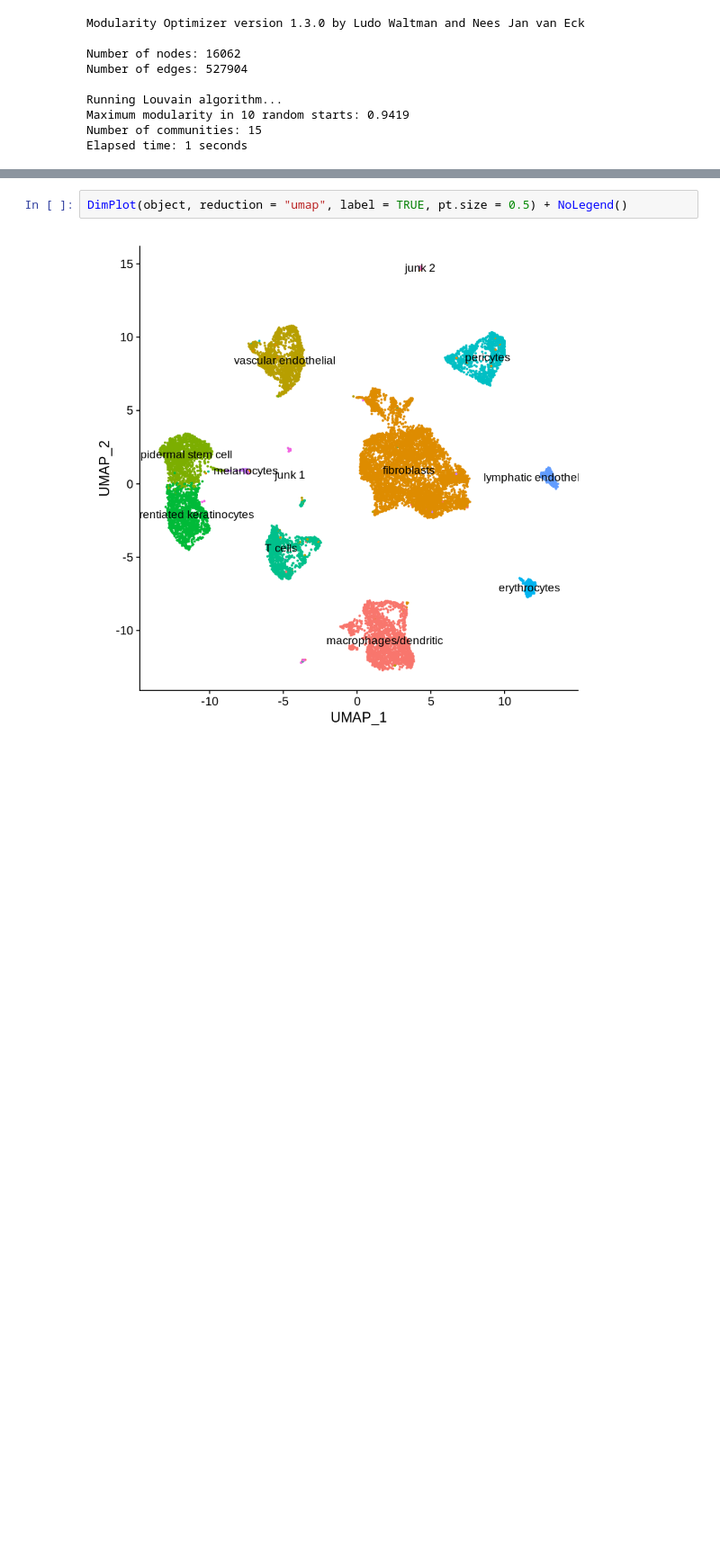
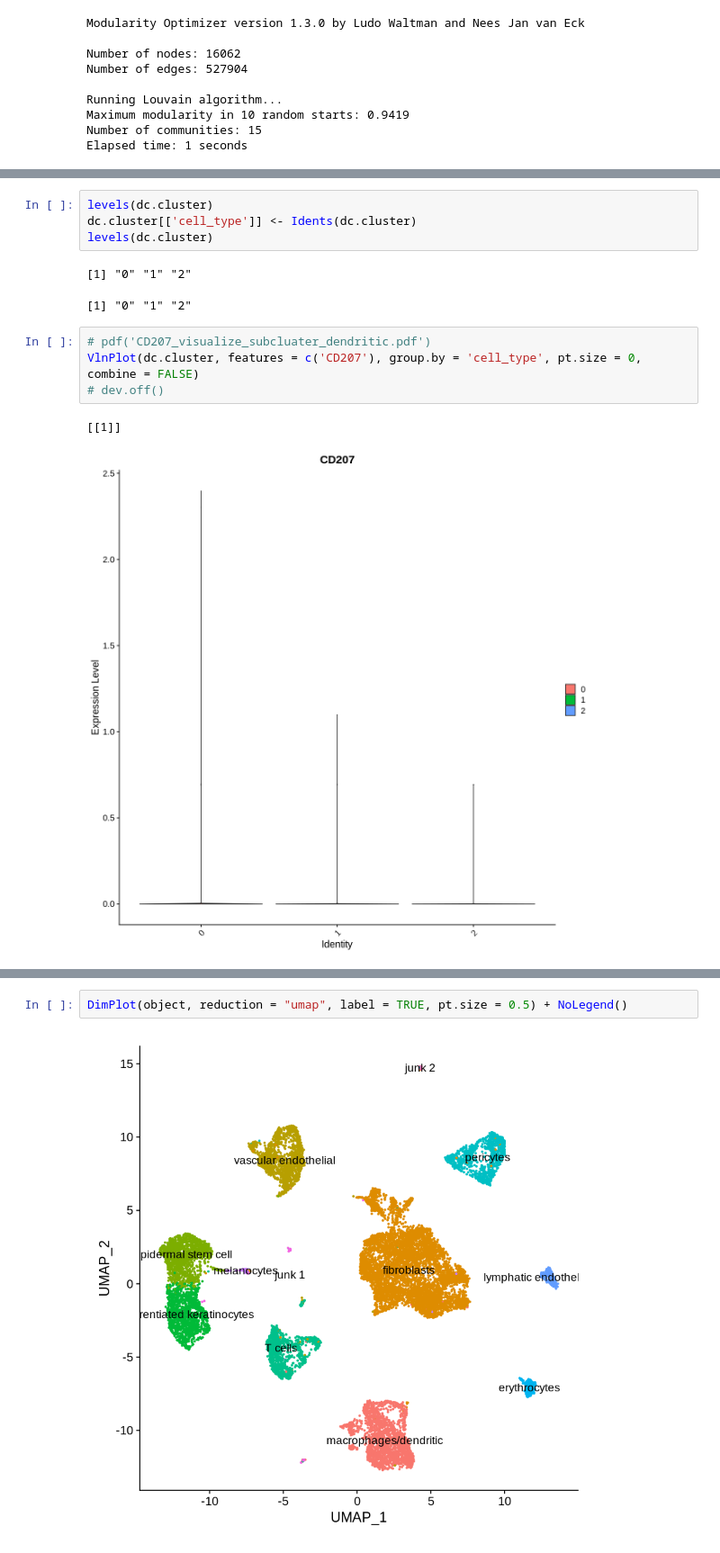
Before and after one commit to BiomedicalMachineLearning/SkinSpatial, a Jupyter notebook: label_transfer.ipynb, the cells around one changed output, grey strips where cells are left out. Shown at 90% size. Drawn from its saved outputs; the diff is of its cells as text; blank space fills up the shorter version.

Commit message:
update label transfer and moving to use the cell paper

```diff
--- a/label_transfer.ipynb
+++ b/label_transfer.ipynb
@@ -123,0 +379,14 @@ This warning is displayed once per session.”
+# %%
+levels(dc.cluster)
+dc.cluster[['cell_type']] <- Idents(dc.cluster)
+levels(dc.cluster)
+# %% [output]
+[1] "0" "1" "2"
+[1] "0" "1" "2"
+# %%
+# pdf('CD207_visualize_subcluater_dendritic.pdf')
+VlnPlot(dc.cluster, features = c('CD207'), group.by = 'cell_type', pt.size = 0, combine = FALSE)
+# dev.off()
+# %% [output]
+[[1]]
+[figure, added]
```
Also changed, not shown: parts of 37 cells of this notebook.
